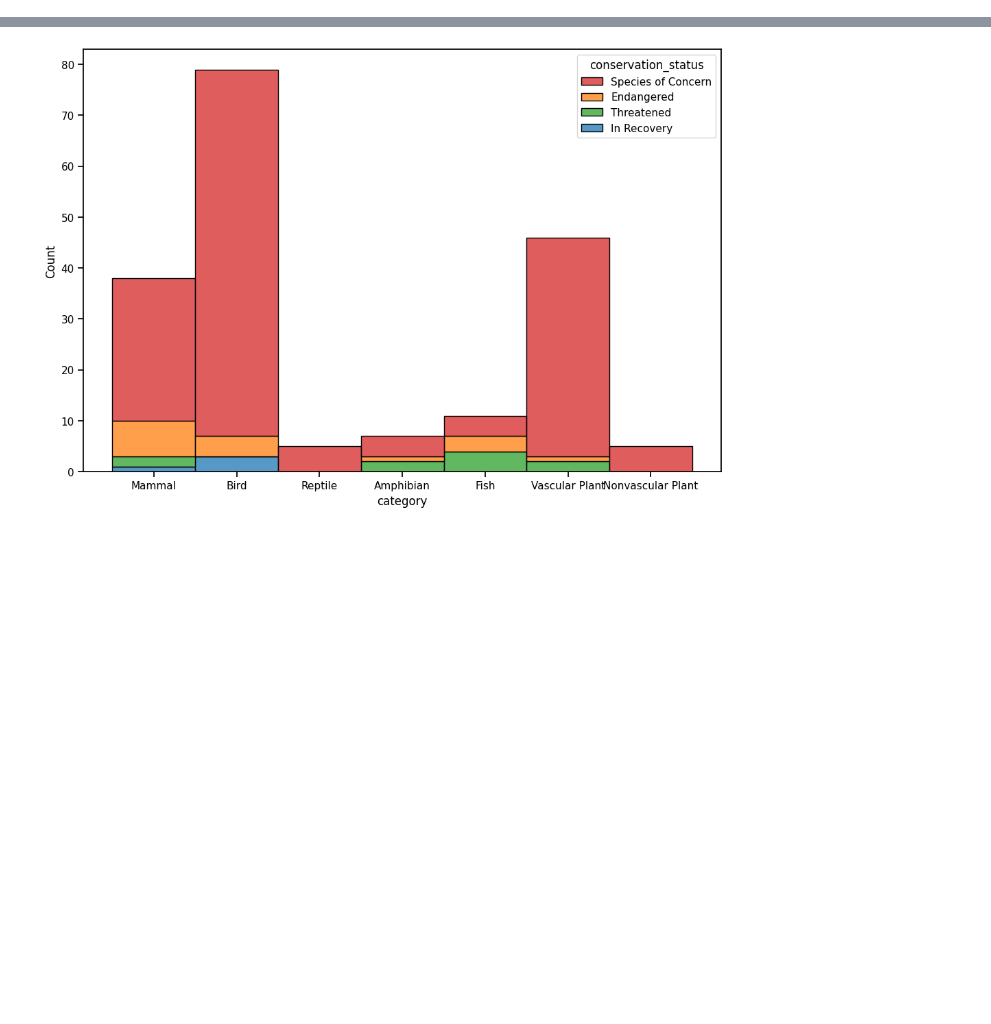
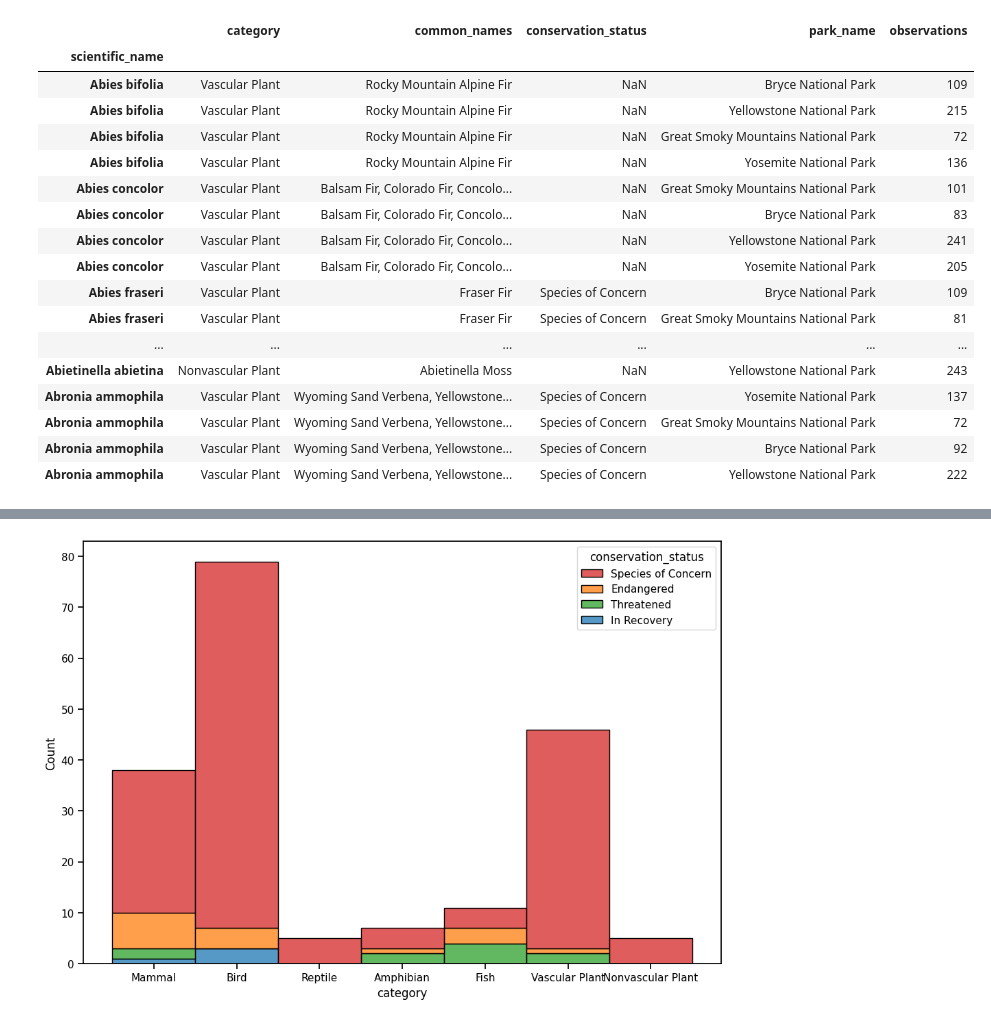
Before and after one commit to jakedaylong/biodiversity_starter, a Jupyter notebook: biodiversity.ipynb, the cells around one changed output, grey strips where cells are left out. Cells and saved outputs as stored; diff of their text form; code cells hidden in the pictures; blank space fills up the shorter version.

```diff
--- a/biodiversity.ipynb
+++ b/biodiversity.ipynb
@@ -24,0 +27,22 @@ species_info_df.head()
+# %%
+species_oberservation_join = pd.merge(species_info_df, observations_df, left_index=True, right_index=True)
+species_oberservation_join.head(20)
+# %% [output]
+|  | category | common_names | conservation_status | park_name | observations |
+| scientific_name |  |  |  |  |  |
+| Abies bifolia | Vascular Plant | Rocky Mountain Alpine Fir | NaN | Bryce National Park | 109 |
+| Abies bifolia | Vascular Plant | Rocky Mountain Alpine Fir | NaN | Yellowstone National Park | 215 |
+| Abies bifolia | Vascular Plant | Rocky Mountain Alpine Fir | NaN | Great Smoky Mountains National Park | 72 |
+| Abies bifolia | Vascular Plant | Rocky Mountain Alpine Fir | NaN | Yosemite National Park | 136 |
+| Abies concolor | Vascular Plant | Balsam Fir, Colorado Fir, Concolo... | NaN | Great Smoky Mountains National Park | 101 |
+| Abies concolor | Vascular Plant | Balsam Fir, Colorado Fir, Concolo... | NaN | Bryce National Park | 83 |
+| Abies concolor | Vascular Plant | Balsam Fir, Colorado Fir, Concolo... | NaN | Yellowstone National Park | 241 |
+| Abies concolor | Vascular Plant | Balsam Fir, Colorado Fir, Concolo... | NaN | Yosemite National Park | 205 |
+| Abies fraseri | Vascular Plant | Fraser Fir | Species of Concern | Bryce National Park | 109 |
+| Abies fraseri | Vascular Plant | Fraser Fir | Species of Concern | Great Smoky Mountains National Park | 81 |
+| ... | ... | ... | ... | ... | ... |
+| Abietinella abietina | Nonvascular Plant | Abietinella Moss | NaN | Yellowstone National Park | 243 |
+| Abronia ammophila | Vascular Plant | Wyoming Sand Verbena, Yellowstone... | Species of Concern | Yosemite National Park | 137 |
+| Abronia ammophila | Vascular Plant | Wyoming Sand Verbena, Yellowstone... | Species of Concern | Great Smoky Mountains National Park | 72 |
+| Abronia ammophila | Vascular Plant | Wyoming Sand Verbena, Yellowstone... | Species of Concern | Bryce National Park | 92 |
+| Abronia ammophila | Vascular Plant | Wyoming Sand Verbena, Yellowstone... | Species of Concern | Yellowstone National Park | 222 |
```
Also changed, not shown: parts of 3 cells of this notebook.
